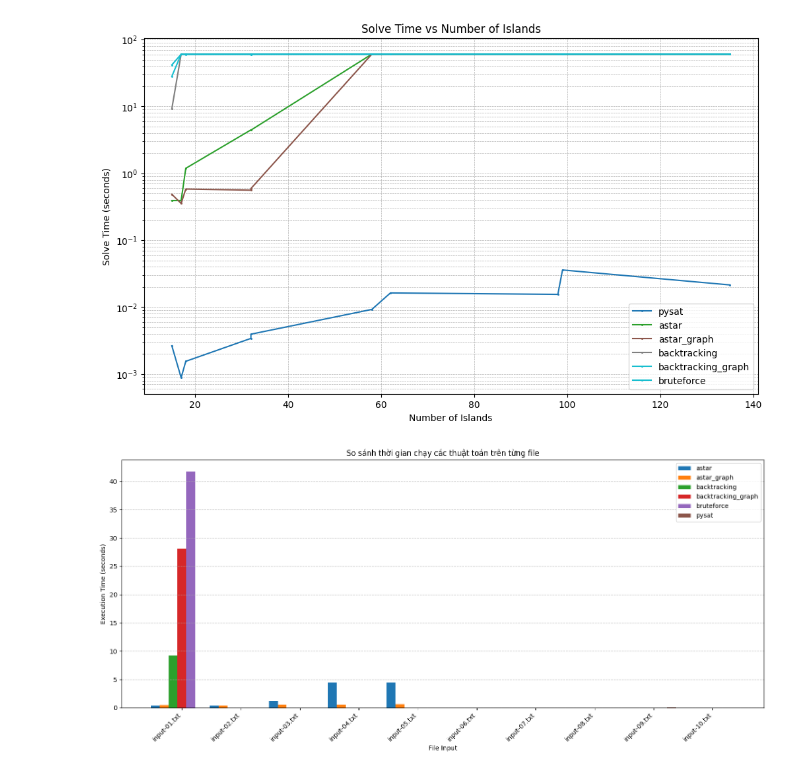
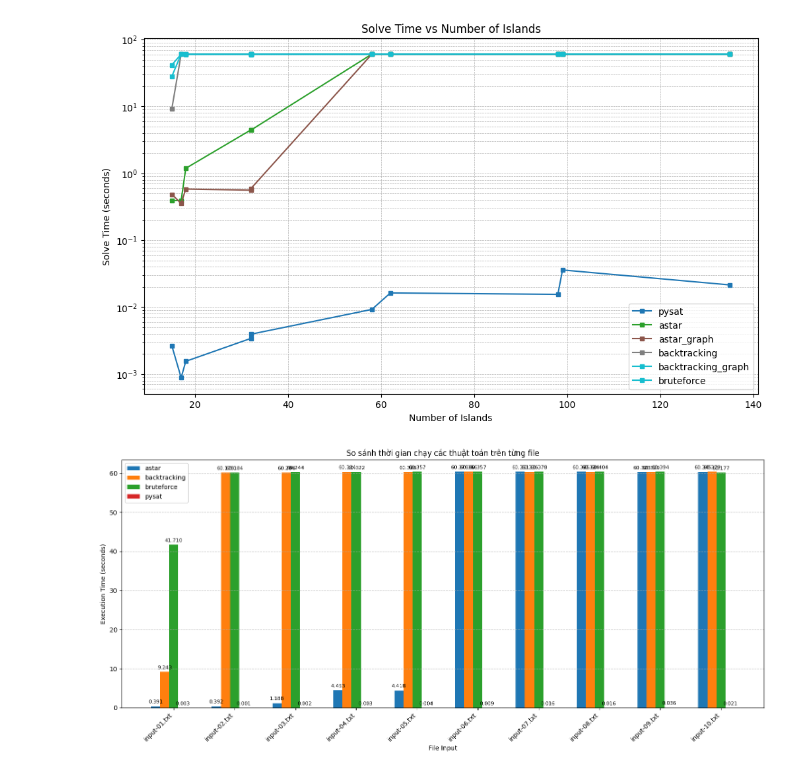
Before and after one commit to nn-tin/IntroOfAI-Project2, a Jupyter notebook: Source/visualization.ipynb, the cells around one changed output. Drawn from its saved outputs; the diff is of its cells as text; code cells hidden in the pictures.

```diff
--- a/Source/visualization.ipynb
+++ b/Source/visualization.ipynb
@@ -45,7 +45,7 @@ for i, solver in enumerate(solvers):
     sub_df = df_node[df_node['solver'] == solver]
     sub_df = sub_df.sort_values(by='num_islands')
     plt.plot(sub_df['num_islands'], sub_df['node_expanded'],
-             marker='s', markersize=1, label=solver, color=colors(i))
+             marker='s', markersize=4, label=solver, color=colors(i))
 
 plt.xlabel('Number of Islands')
 plt.ylabel('Nodes Expanded')
@@ -68,7 +68,7 @@ for i, solver in enumerate(solvers):
     sub_df = df[df['solver'] == solver]
     sub_df = sub_df.sort_values(by='num_islands')
     plt.plot(sub_df['num_islands'], sub_df['time'],
-             marker='s',markersize=1,label=solver, color=colors(i))
+             marker='s',markersize=4,label=solver, color=colors(i))
 
 plt.xlabel('Number of Islands')
 plt.ylabel('Solve Time (seconds)')
@@ -78,40 +78,55 @@ plt.legend()
 plt.grid(True, which="both", ls="--", linewidth=0.5)
 plt.show()
 # %% [output]
-[figure, old version]
+[figure, new version]
 # %%
-df_valid = df[(df['time'] > 0) & (df['timeout'] == False)].copy()
-df_valid['time'] = pd.to_numeric(df_valid['time'], errors='coerce')
 
-files = sorted(df_valid['filename'].unique())
-solvers = sorted(df_valid['solver'].unique())
+    df_valid = df[(df['time'] > 0)].copy()
+    df_valid['time'] = pd.to_numeric(df_valid['time'], errors='coerce')
 
-x = np.arange(len(files))
-width = 0.15
+    files = sorted(df_valid['filename'].unique())
+    solvers = sorted(df_valid['solver'].unique())
 
-fig, ax = plt.subplots(figsize=(15, 7))
+    x = np.arange(len(files))
+    width = 0.15
 
-# Vẽ cột cho từng solver
-for i, solver in enumerate(solvers):
-    times = []
-    for f in files:
-        # Lấy time của solver tại file f (nếu không có, để 0)
-        val = df_valid[(df_valid['filename'] == f) & (df_valid['solver'] == solver)]['time']
-        if not val.empty:
-            times.append(val.values[0])
-        else:
-            times.append(0)
-    ax.bar(x + i*width - width*(len(solvers)/2), times, width, label=solver)
+    fig, ax = plt.subplots(figsize=(15, 7))
 
-ax.set_xlabel('File Input')
-ax.set_ylabel('Execution Time (seconds)')
-ax.set_title('So sánh thời gian chạy các thuật toán trên từng file')
-ax.set_xticks(x)
-ax.set_xticklabels(files, rotation=45, ha='right')
-ax.legend()
-ax.grid(axis='y', linestyle='--', alpha=0.7)
+    # Hàm gán nhãn số lên đầu thanh bar
+    def autolabel(rects):
+        for rect in rects:
+            height = rect.get_height()
+            if height > 0:  # chỉ hiện nếu giá trị lớn hơn 0
+                ax.annotate(f'{height:.3f}',
+                            xy=(rect.get_x() + rect.get_width() / 2, height),
+                            xytext=(0, 3),  # offset label lên trên thanh
+                            textcoords="offset points",
+                            ha='center', va='bottom', fontsize=8)
 
-plt.tight_layout()
-plt.show()
+    # Loại bỏ 2 thuật toán không muốn vẽ
+    solvers = [s for s in solvers if s not in ('backtracking_graph', 'astar_graph')]
+
+    # Vẽ cột cho từng solver, đồng thời gán nhãn
+    for i, solver in enumerate(solvers):
+        times = []
+        for f in files:
+            val = df_valid[(df_valid['filename'] == f) & (df_valid['solver'] == solver)]['time']
+            if not val.empty:
+                times.append(val.values[0])
+            else:
+                times.append(0)
+        rects = ax.bar(x + i*width - width*(len(solvers)/2), times, width, label=solver)
+        autolabel(rects)
+
+    ax.set_xlabel('File Input')
+    ax.set_ylabel('Execution Time (seconds)')
+    ax.set_title('So sánh thời gian chạy các thuật toán trên từng file')
+    ax.set_xticks(x)
+    ax.set_xticklabels(files, rotation=45, ha='right')
+    ax.legend()
+    ax.grid(axis='y', linestyle='--', alpha=0.7)
+
+    plt.tight_layout()
+    plt.show()
 # %% [output]
-[figure, old version]
+[figure, new version]
```
Also changed, not shown: parts of 1 cell of this notebook, 13 other files.
